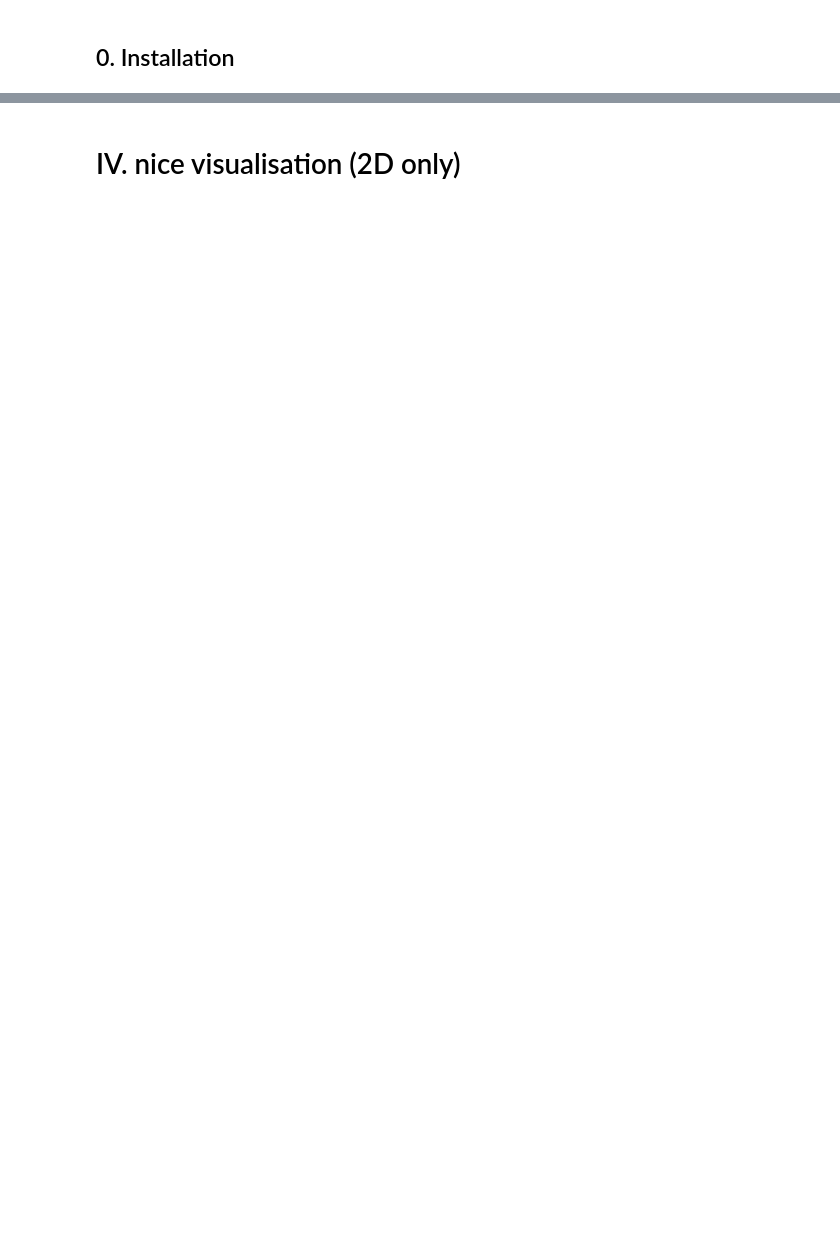
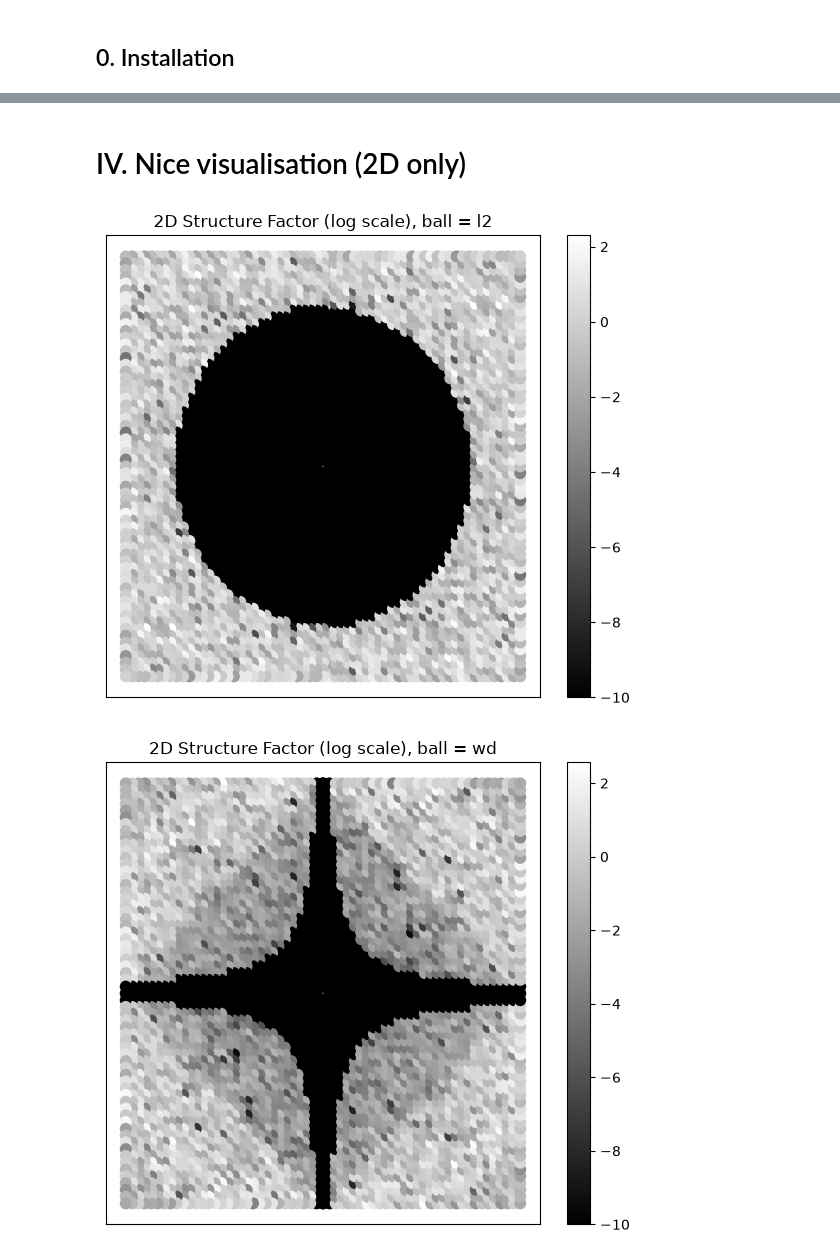
Before and after one commit to For-a-few-DPPs-more/hyperuniform-samplers, a Jupyter notebook: quick_start.ipynb, the cells around one changed output, grey strips where cells are left out. Drawn from its saved outputs; the diff is of its cells as text; code cells hidden in the pictures; blank space fills up the shorter version.

```diff
--- a/quick_start.ipynb
+++ b/quick_start.ipynb
@@ -62,8 +88,9 @@ blue.plot_structure_factor(X)
 # %% [markdown]
-# IV. nice visualisation (2D only)
+# IV. Nice visualisation (2D only)
 # %%
 import numpy as np
 import matplotlib.pyplot as plt
+from src.new_data import new_data
 
 
 def plot2D_structure_factor(pts, wv, ax=None, cmap="gray", figsize=(7, 6)):
@@ -89,53 +116,53 @@ def plot2D_structure_factor(pts, wv, ax=None, cmap="gray", figsize=(7, 6)):
         Figure, axes and computed structure factor.
     """
     pts = np.asarray(pts, dtype=float)
     wv = np.asarray(wv, dtype=float)
-    wv = wv[~(wv == 0).all(axis = -1)]
+    wv = wv[~(wv == 0).all(axis=-1)]
     # S(k) = |sum_j exp(2i pi k.r_j)|^2 / N
-    phase = 2*np.pi*wv @ pts.T
-    sf = np.abs(np.exp(1j * phase).sum(axis=1))**2 / len(pts)
+    phase = 2 * np.pi * wv @ pts.T
+    sf = np.abs(np.exp(1j * phase).sum(axis=1)) ** 2 / len(pts)
 
     if ax is None:
         fig, ax = plt.subplots(figsize=figsize)
     else:
         fig = ax.figure
 
-    wv = np.concatenate((wv, -wv), axis = 0)
-    sf = np.concatenate((sf, sf), axis = 0)
-    sf = np.log(sf).clip(min = -10, max = 3)
+    wv = np.concatenate((wv, -wv), axis=0)
+    sf = np.concatenate((sf, sf), axis=0)
+    sf = np.log(sf).clip(min=-10, max=3)
 
     sc = ax.scatter(
         wv[:, 0], wv[:, 1],
         c=sf,
         cmap=cmap,
-        s = 300*(1000/len(wv)),
+        s=300 * (1000 / len(wv)),
         linewidths=0,
         edgecolors="none",
     )
 
-    cbar = fig.colorbar(sc, ax=ax)
+    fig.colorbar(sc, ax=ax)
     ax.set_title("2D Structure Factor (log scale)")
-
     ax.set_xticks([])
     ax.set_yticks([])
 
     return fig, ax, sf
 
+
 N = 1024
 D = 2
 
-for mode, chi in zip(("", "", "L1-", "WD-"), (30, 43, 43, 43)):
-    Chi = mode + str(chi)
-    Nsq = int(np.sqrt(N))
-    wv_x = np.arange(Nsq)
-    wv_y = np.arange(-Nsq + 1, Nsq)
-    wv = np.stack(
-        np.meshgrid(wv_x, wv_y, indexing="ij"),
-        axis=-1
-    ).reshape(-1, 2)
-    pts = new_data(N, D, chi = Chi, seed = 42)
+Nsq = int(np.sqrt(N))
+wv_x = np.arange(Nsq)
+wv_y = np.arange(-Nsq + 1, Nsq)
+wv = np.stack(np.meshgrid(wv_x, wv_y, indexing="ij"), axis=-1).reshape(-1, 2)
 
-    _ = plot2D_structure_factor(pts, wv)
+for ball in ("l2", "wd"):
+    pts = new_data(N, D, ball=ball, seed=42)
+    fig, ax, _ = plot2D_structure_factor(pts, wv)
+    ax.set_title(f"2D Structure Factor (log scale), ball = {ball}")
+# %% [output]
+[figure, added]
+[figure, added]
 # %% [markdown]
 # V. Benchmark with other qmc methods
 
```
Also changed, not shown: parts of 10 cells of this notebook, 19 other files.
